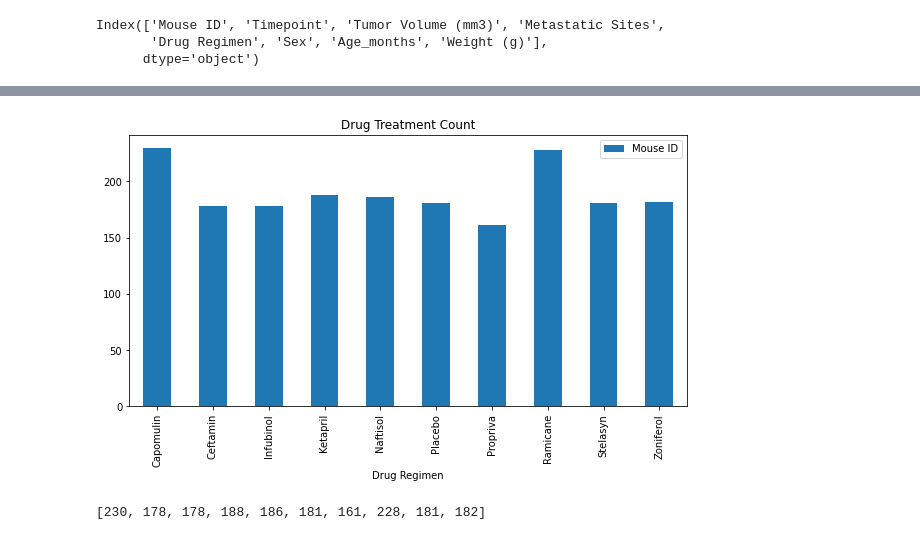
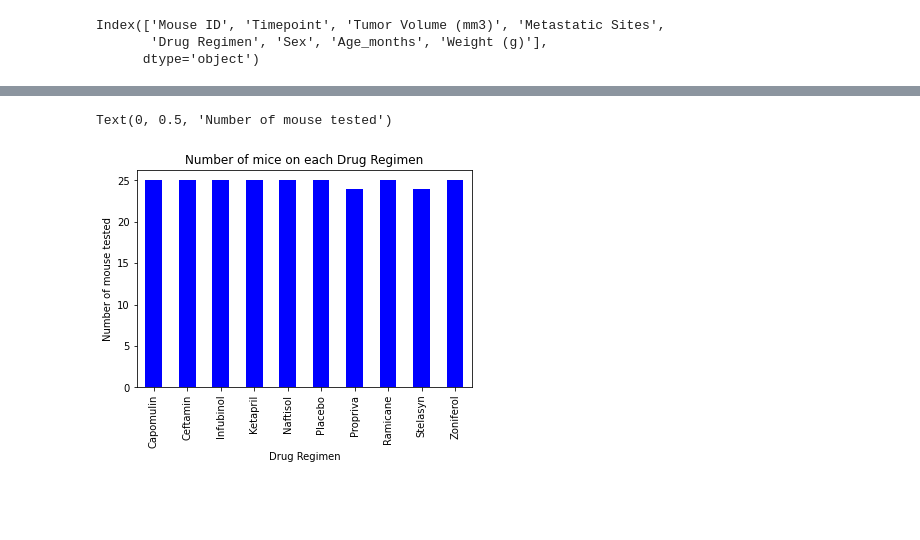
Before and after one commit to jacobhash570/Matplotlib---The-Power-of-Plots, a Jupyter notebook: Pymaceuticals.ipynb, the cells around one changed output, grey strips where cells are left out. Saved outputs shown, nothing was run; the diff lists cells and outputs as text; code cells hidden in the pictures; blank space fills up the shorter version.

```diff
--- a/Pymaceuticals.ipynb
+++ b/Pymaceuticals.ipynb
@@ -23,3 +40,3 @@ mouse_count = combined["Mouse ID"].count()
 # %%
-duplicate_rows = combined[combined.duplicated(['Mouse ID', 'Timepoint'])]
-#duplicate_rows
+duplicates = combined.loc[combined.duplicated(subset=['Mouse ID', 'Timepoint']),'Mouse ID'].unique()
+duplicates
@@ -26,3 +63,3 @@ duplicate_rows = combined[combined.duplicated(['Mouse ID', 'Timepoint'])]
 # %%
-new_df = combined.drop_duplicates("Mouse ID")
-#new_df
+new_df = combined[combined['Mouse ID'].isin(duplicates)==False]
+new_df
@@ -44,14 +113,14 @@ stats_df = pd.DataFrame({"Mean": mean, "Median": median, "Variance": variance, "
 # %%
-drug_data = pd.DataFrame(combined.groupby(["Drug Regimen"]).count()).reset_index()
-#drug_data
-drugs_df = drug_data[["Drug Regimen", "Mouse ID"]]
-#drugs_df
-drugs_df = drugs_df.set_index("Drug Regimen")
-#drugs_df
+# drug_data = pd.DataFrame(combined.groupby(["Drug Regimen"]).count()).reset_index()
+# #drug_data
+# drugs_df = drug_data[["Drug Regimen", "Mouse ID"]]
+# #drugs_df
+# drugs_df = drugs_df.set_index("Drug Regimen")
+# drugs_df
+
+mice_tested = new_df.groupby(["Drug Regimen"])["Mouse ID"].nunique()
+ax = mice_tested.plot(kind="bar",title ="Number of mice on each Drug Regimen",facecolor="b")
+ax.set_ylabel("Number of mouse tested")
+# %% [output]
+Text(0, 0.5, 'Number of mouse tested')
+[figure, added]
-# %%
-drugs_df.plot(kind="bar", figsize=(10,5))
-
-plt.title("Drug Treatment Count")
-plt.show()
-# %% [output]
-[figure, removed]
@@ -61,5 +126,0 @@ drugs = summary_df.index.tolist()
-# %%
-drugs_count = (combined.groupby(["Drug Regimen"])["Age_months"].count()).tolist()
-drugs_count
-# %% [output]
-[230, 178, 178, 188, 186, 181, 161, 228, 181, 182]
```
Also changed, not shown: parts of 39 cells of this notebook.
